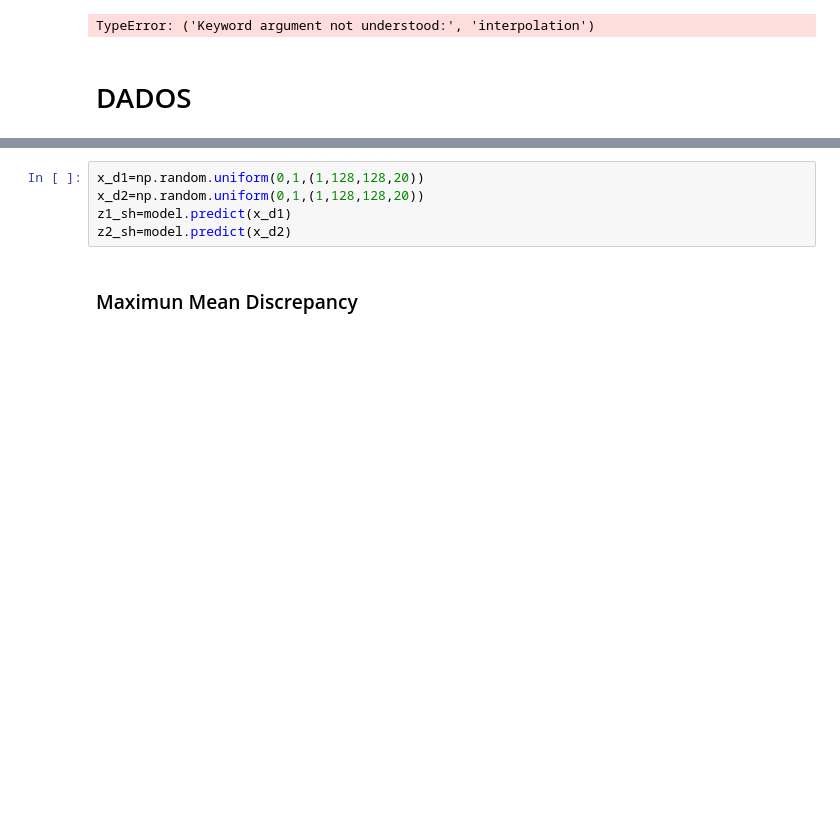
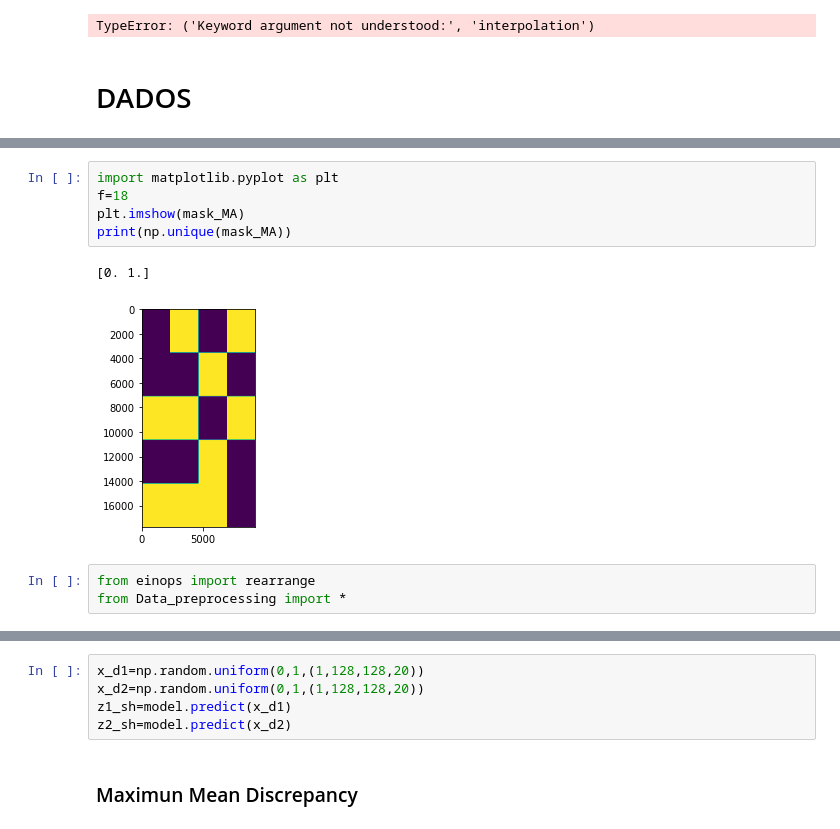
Before and after one commit to grmc1999/ELE2006, a Jupyter notebook: Notebooks/Prj.ipynb, the cells around one changed output, grey strips where cells are left out. Drawn from its saved outputs; the diff is of its cells as text; blank space fills up the shorter version.

```diff
--- a/Notebooks/Prj.ipynb
+++ b/Notebooks/Prj.ipynb
@@ -151,0 +120,11 @@ dtp=load_dataset()
+# %%
+import matplotlib.pyplot as plt
+f=18
+plt.imshow(mask_MA)
+print(np.unique(mask_MA))
+# %% [output]
+[0. 1.]
+[figure, added]
+# %%
+from einops import rearrange
+from Data_preprocessing import *
```
Also changed, not shown: parts of 53 cells of this notebook, 2 other files.
